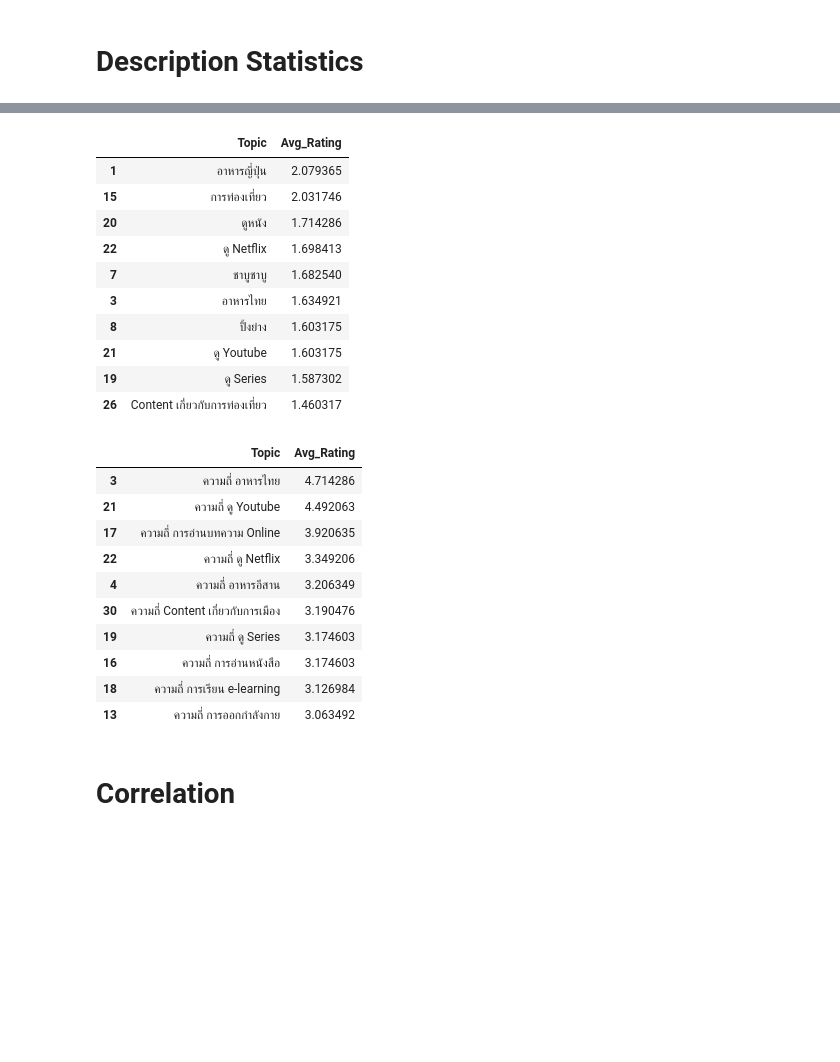
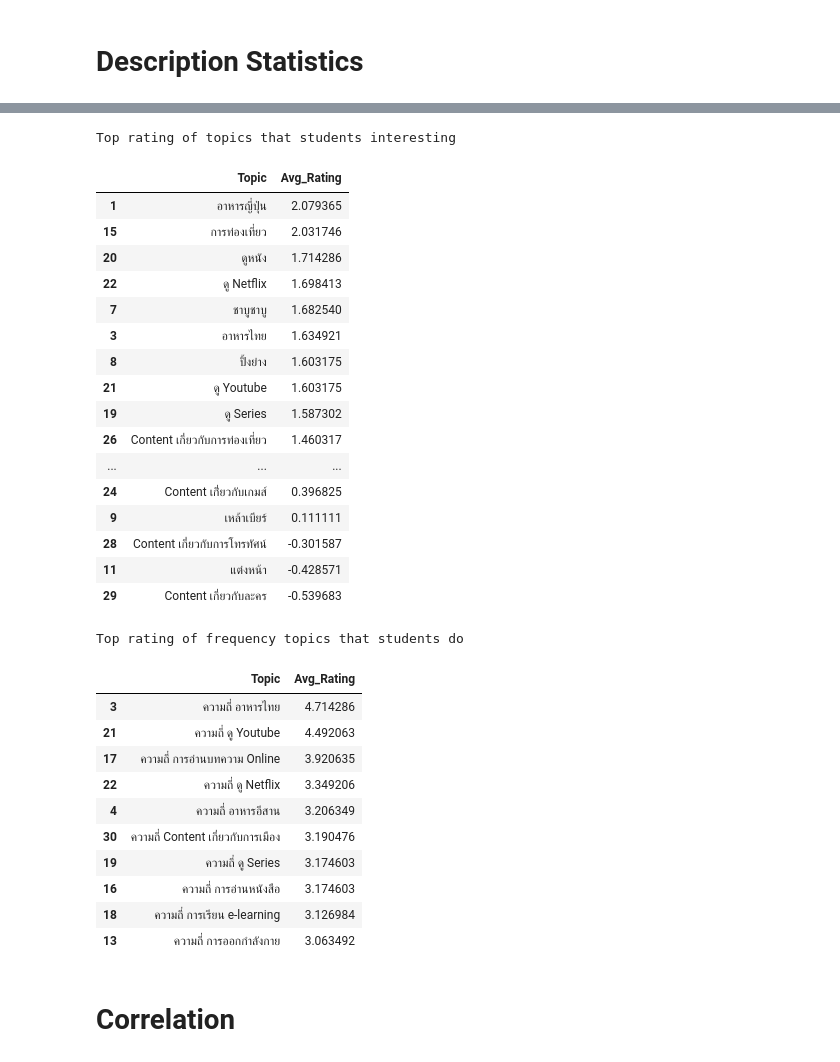
Before and after one commit to theptat002/BADS7105-CRM-Analytics-and-Intelligence, a Jupyter notebook: Homework 01/BADS7105_Homework_01_PART03_Analysis.ipynb, the cells around one changed output, grey strips where cells are left out. Cells and saved outputs as stored; diff of their text form; code cells hidden in the pictures; blank space fills up the shorter version.

```diff
--- a/Homework 01/BADS7105_Homework_01_PART03_Analysis.ipynb
+++ b/Homework 01/BADS7105_Homework_01_PART03_Analysis.ipynb
@@ -14,4 +14,6 @@ from sklearn.cluster import SpectralClustering
 df = pd.read_excel("complete_data.xlsx")
 # %%
 df = df.drop(["Unnamed: 0","Timestamp","Kmeans"],axis=1)
+# %%
+df["Gender"] = np.where(df["เพศ"] == "ชาย","Male","Female")
 # %%
@@ -61,22 +69,32 @@ df_freq = df[ls_freq_adj]
 # %%
 like_con = df_like.mean().reset_index().rename({"index":"Topic",0:"Avg_Rating"},axis=1).iloc[1:,:]
-like_con.sort_values("Avg_Rating",ascending=False).head(10)
+print("Top rating of topics that students interesting")
+like_con.sort_values("Avg_Rating",ascending=False)
 # %% [output]
+Top rating of topics that students interesting
 |  | Topic | Avg_Rating |
 | 1 | อาหารญี่ปุ่น | 2.079365 |
 | 15 | การท่องเที่ยว | 2.031746 |
 | 20 | ดูหนัง | 1.714286 |
 | 22 | ดู Netflix | 1.698413 |
 | 7 | ชาบูชาบู | 1.682540 |
 | 3 | อาหารไทย | 1.634921 |
 | 8 | ปิ้งย่าง | 1.603175 |
 | 21 | ดู Youtube | 1.603175 |
 | 19 | ดู Series | 1.587302 |
 | 26 | Content เกี่ยวกับการท่องเที่ยว | 1.460317 |
+| ... | ... | ... |
+| 24 | Content เกี่่ยวกับเกมส์ | 0.396825 |
+| 9 | เหล้าเบียร์ | 0.111111 |
+| 28 | Content เกี่ยวกับการโทรทัศน์ | -0.301587 |
+| 11 | แต่งหน้า | -0.428571 |
+| 29 | Content เกี่ยวกับละคร | -0.539683 |
 # %%
 freq_con = df_freq.mean().reset_index().rename({"index":"Topic",0:"Avg_Rating"},axis=1).iloc[1:,:]
+print("Top rating of frequency topics that students do")
 freq_con.sort_values("Avg_Rating",ascending=False).head(10)
 # %% [output]
+Top rating of frequency topics that students do
 |  | Topic | Avg_Rating |
 | 3 | ความถี่ อาหารไทย | 4.714286 |
 | 21 | ความถี่ ดู Youtube | 4.492063 |
```
Also changed, not shown: parts of 13 cells of this notebook, 3 other files.
